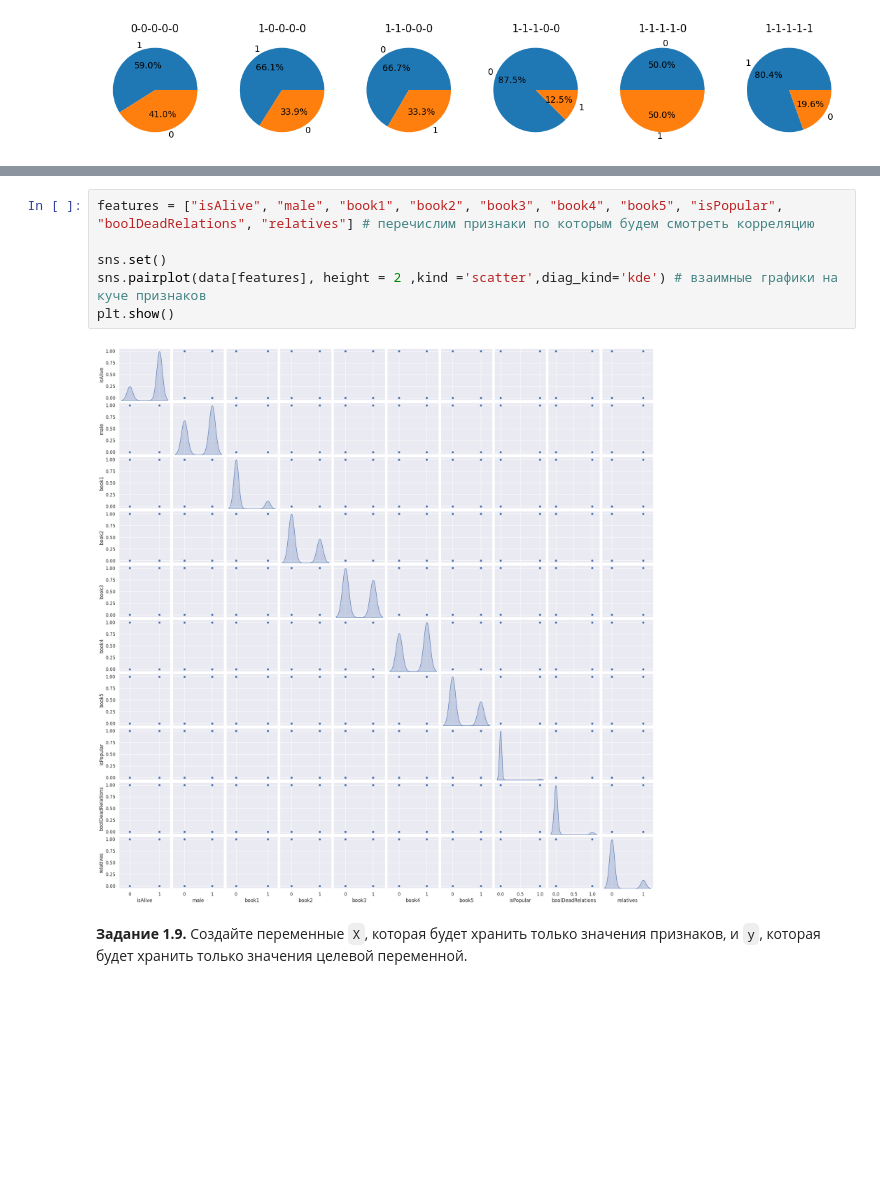
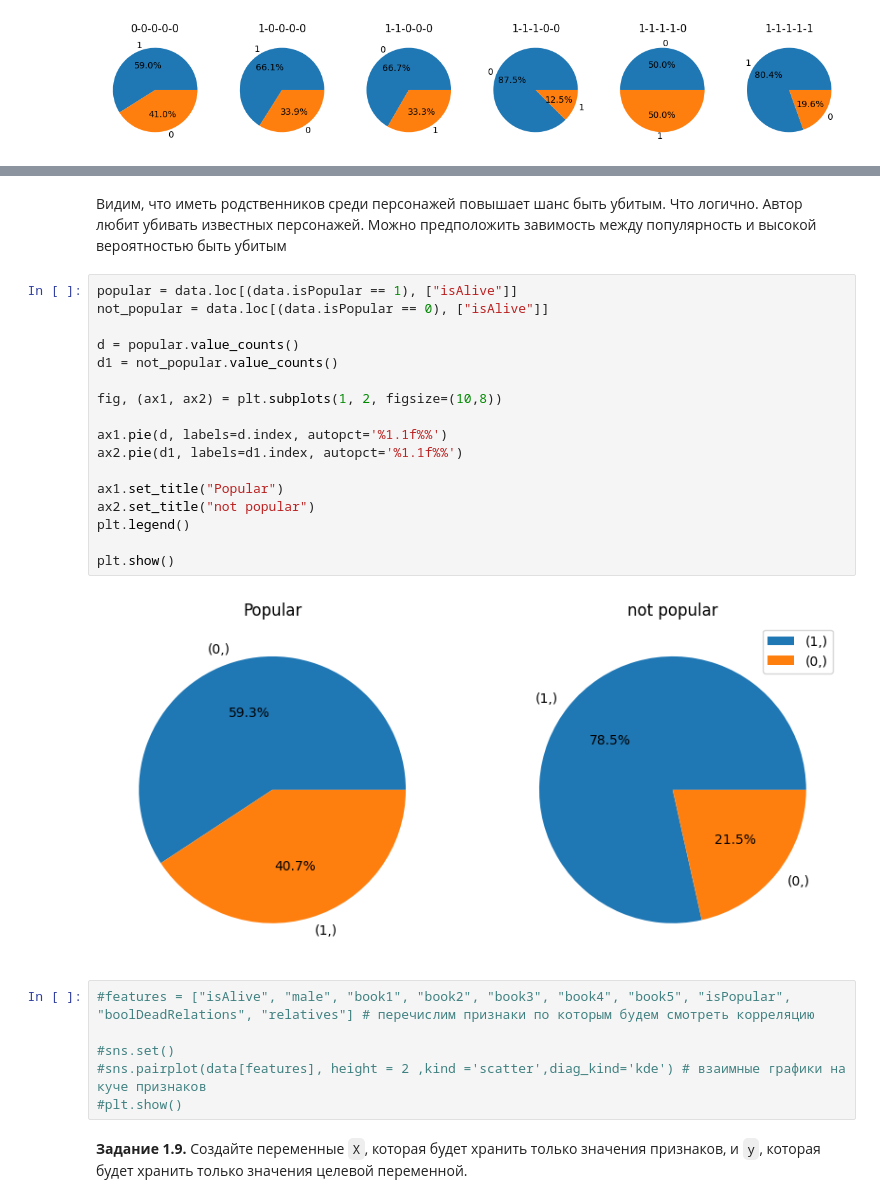
Before and after one commit to 2813/dls-homework, a Jupyter notebook: [homework]game_of_thrones_prediction.ipynb, the cells around one changed output, grey strips where cells are left out. Cells and saved outputs as stored; diff of their text form; blank space fills up the shorter version.

```diff
--- a/[homework]game_of_thrones_prediction.ipynb
+++ b/[homework]game_of_thrones_prediction.ipynb
@@ -397,11 +430,30 @@ plt.show()
+# %% [markdown]
+Видим, что иметь родственников среди персонажей повышает шанс быть убитым. Что логично. Автор любит убивать известных персонажей. Можно предположить завимость между популярность и высокой вероятностью быть убитым
+# %%
+popular = data.loc[(data.isPopular == 1), ["isAlive"]]
+not_popular = data.loc[(data.isPopular == 0), ["isAlive"]]
+
+d = popular.value_counts()
+d1 = not_popular.value_counts()
+
+fig, (ax1, ax2) = plt.subplots(1, 2, figsize=(10,8))
+
+ax1.pie(d, labels=d.index, autopct='%1.1f%%')
+ax2.pie(d1, labels=d1.index, autopct='%1.1f%%')
+
+ax1.set_title("Popular")
+ax2.set_title("not popular")
+plt.legend()
+
+plt.show()
+# %% [output]
+[figure, added]
 # %%
-features = ["isAlive", "male", "book1", "book2", "book3", "book4", "book5", "isPopular", "boolDeadRelations", "relatives"] # перечислим признаки по которым будем смотреть корреляцию
+#features = ["isAlive", "male", "book1", "book2", "book3", "book4", "book5", "isPopular", "boolDeadRelations", "relatives"] # перечислим признаки по которым будем смотреть корреляцию
 
-sns.set()
-sns.pairplot(data[features], height = 2 ,kind ='scatter',diag_kind='kde') # взаимные графики на куче признаков
-plt.show()
+#sns.set()
+#sns.pairplot(data[features], height = 2 ,kind ='scatter',diag_kind='kde') # взаимные графики на куче признаков
+#plt.show()
-# %% [output]
-[figure, removed]
 # %% [markdown]
 **Задание 1.9.** Создайте переменные `X`, которая будет хранить только значения признаков, и `y`, которая будет хранить только значения целевой переменной.
 # %%
```
Also changed, not shown: parts of 14 cells of this notebook.
